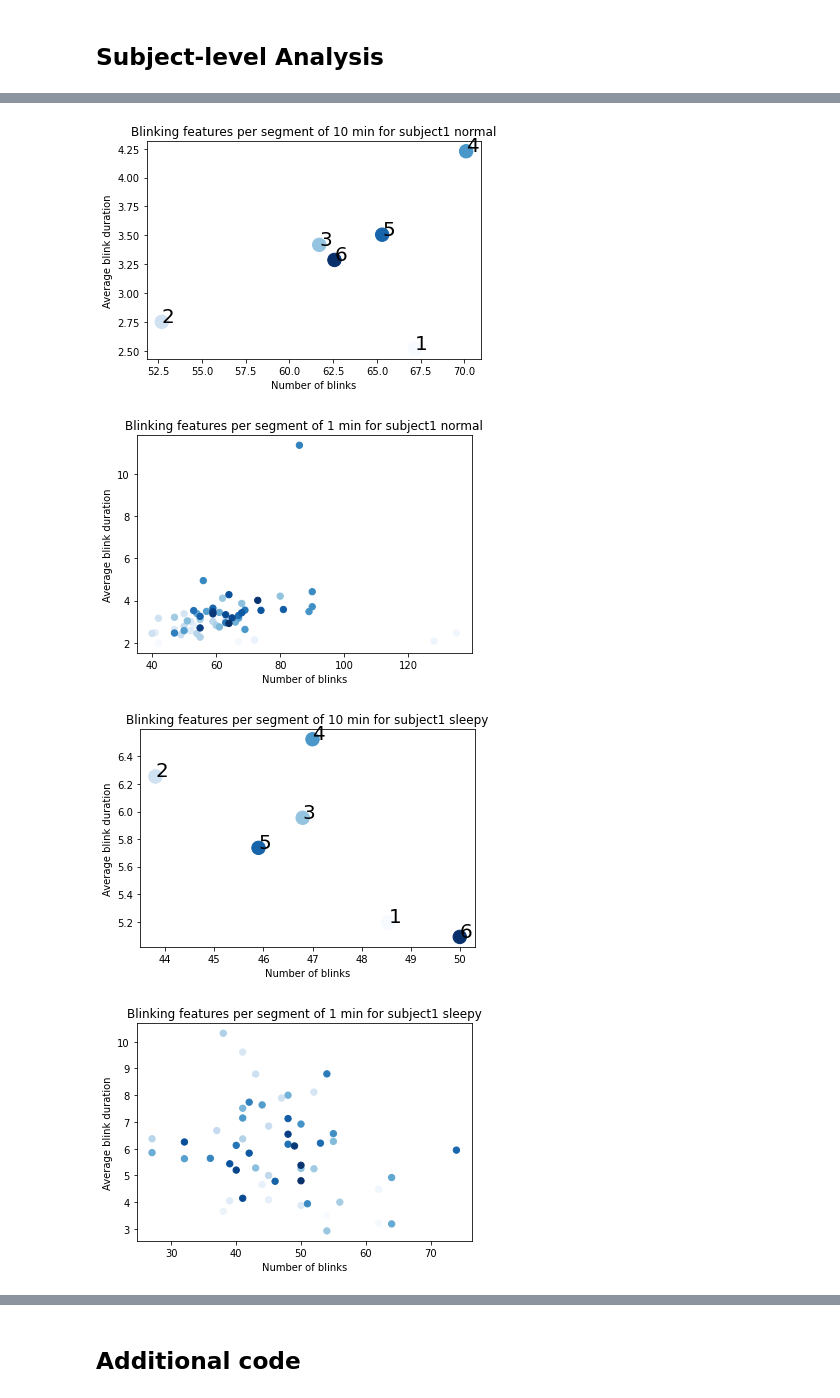
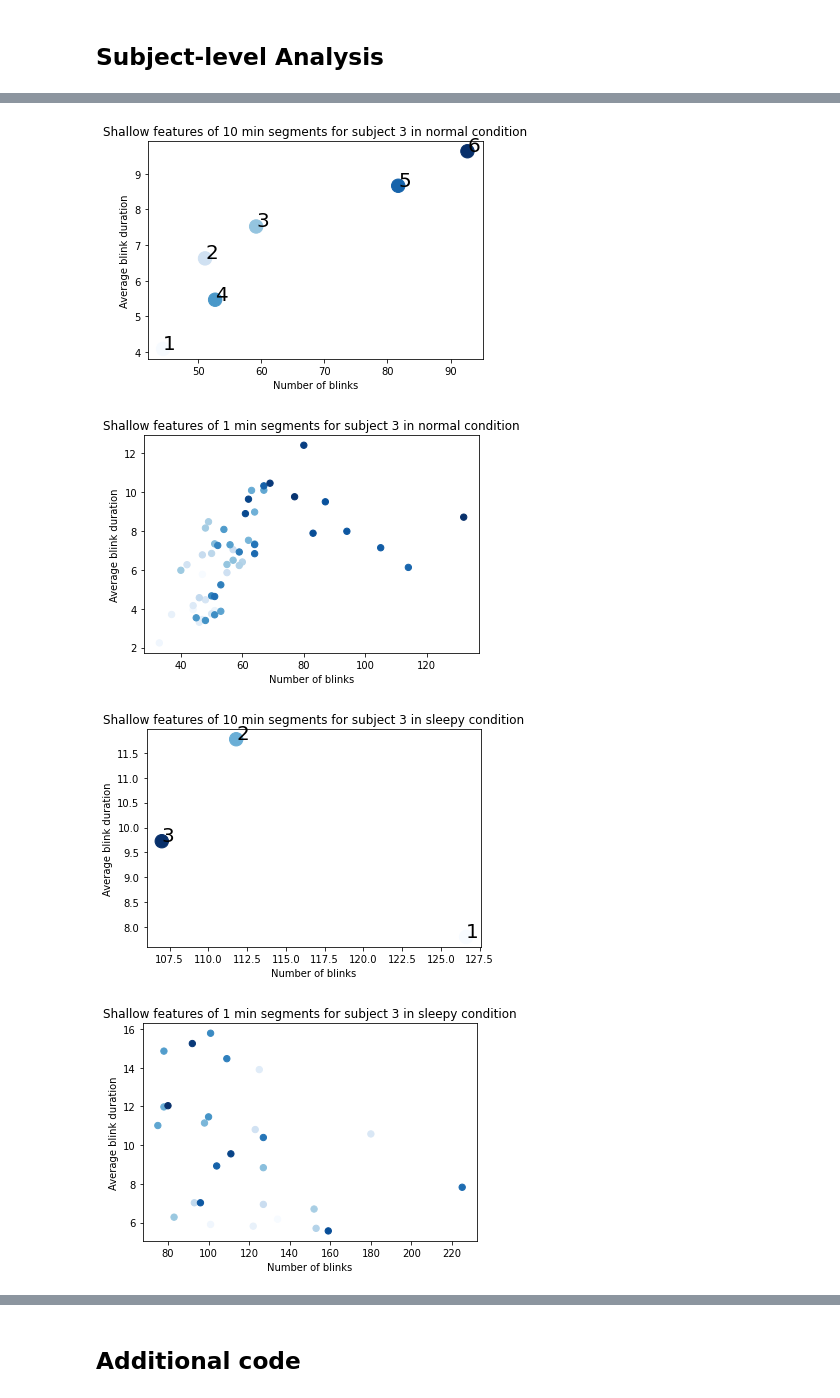
Before and after one commit to fruste/driver-drowsiness, a Jupyter notebook: code/feature_creation.ipynb, the cells around one changed output, grey strips where cells are left out. Drawn from its saved outputs; the diff is of its cells as text; code cells hidden in the pictures.

```diff
--- a/code/feature_creation.ipynb
+++ b/code/feature_creation.ipynb
@@ -85,7 +85,7 @@ def blinks_segment(blink_starts, blink_durs, video_len, segment_len):
 
     return blink_counts, average_durs
 # %%
-subject = 'subject1'
+subject = 'subject3'
 
 sleepy_start_frame = 0
 normal_start_frame = 0
@@ -187,6 +185,6 @@ plt.show()
 # %%
 def gradient_plot(blink_counts, average_durs, condition, time, size=40, text = False):
-    plt.title("Blinking features per segment of " + time + " min for " + subject + ' ' + condition)
+    plt.title("Shallow features of " + time + " min segments for subject " + subject[-1] + ' in ' + condition + ' condition')
     plt.xlabel("Number of blinks")
     plt.ylabel("Average blink duration")
     plt.scatter(blink_counts, average_durs, label = 'Normal', cmap = 'Blues', c = range(len(blink_counts)), s=size)
@@ -194,40 +192,40 @@ def gradient_plot(blink_counts, average_durs, condition, time, size=40, text = F
         for i in range(len(blink_counts)):
             plt.annotate(i + 1, (blink_counts[i], average_durs[i]), fontsize = 20)
 
-    plt.savefig('../figures/gradient_scatter_' + subject + condition + time + '_min.jpg')
+    plt.savefig('../final_figures/gradient_scatter_' + subject + condition + time + '_min.jpg')
     plt.show()
 
 def average(values, avg_len):
     new_values = []
     sum_values = []
     for i, val in enumerate(values):
         sum_values.append(val)
         if i % avg_len == 0 and i > 0:
             new_values.append(sum(sum_values) / len(sum_values))
             sum_values = []
     new_values.append(sum(sum_values) / len(sum_values))
     return new_values
 
 avg_len = 10
 avg_counts_normal = average(blink_counts_normal, avg_len)
 avg_avg_durs_normal = average(average_durs_normal, avg_len)
 
 gradient_plot(avg_counts_normal, avg_avg_durs_normal, 'normal', str(avg_len), size=180, text = True)
 gradient_plot(blink_counts_normal, average_durs_normal, 'normal', '1')
 plt.show()
 
 avg_len = 10
 avg_counts_sleepy = average(blink_counts_sleepy, avg_len)
 avg_avg_durs_sleepy = average(average_durs_sleepy, avg_len)
 
 gradient_plot(avg_counts_sleepy, avg_avg_durs_sleepy, 'sleepy', str(avg_len), size=180, text = True)
 gradient_plot(blink_counts_sleepy, average_durs_sleepy, 'sleepy', '1')
 plt.show()
 # %% [output]
-[figure, old version]
+[figure, new version]
-[figure, old version]
+[figure, new version]
-[figure, old version]
+[figure, new version]
-[figure, old version]
+[figure, new version]
 # %%
 # The number of blinking frames is just a multiplication of the duration and number of blinks
 blink_frames_sleepy = list(np.multiply(np.array(blink_counts_sleepy), np.array(average_durs_sleepy)))
```
Also changed, not shown: parts of 5 cells of this notebook, 7 other files.
